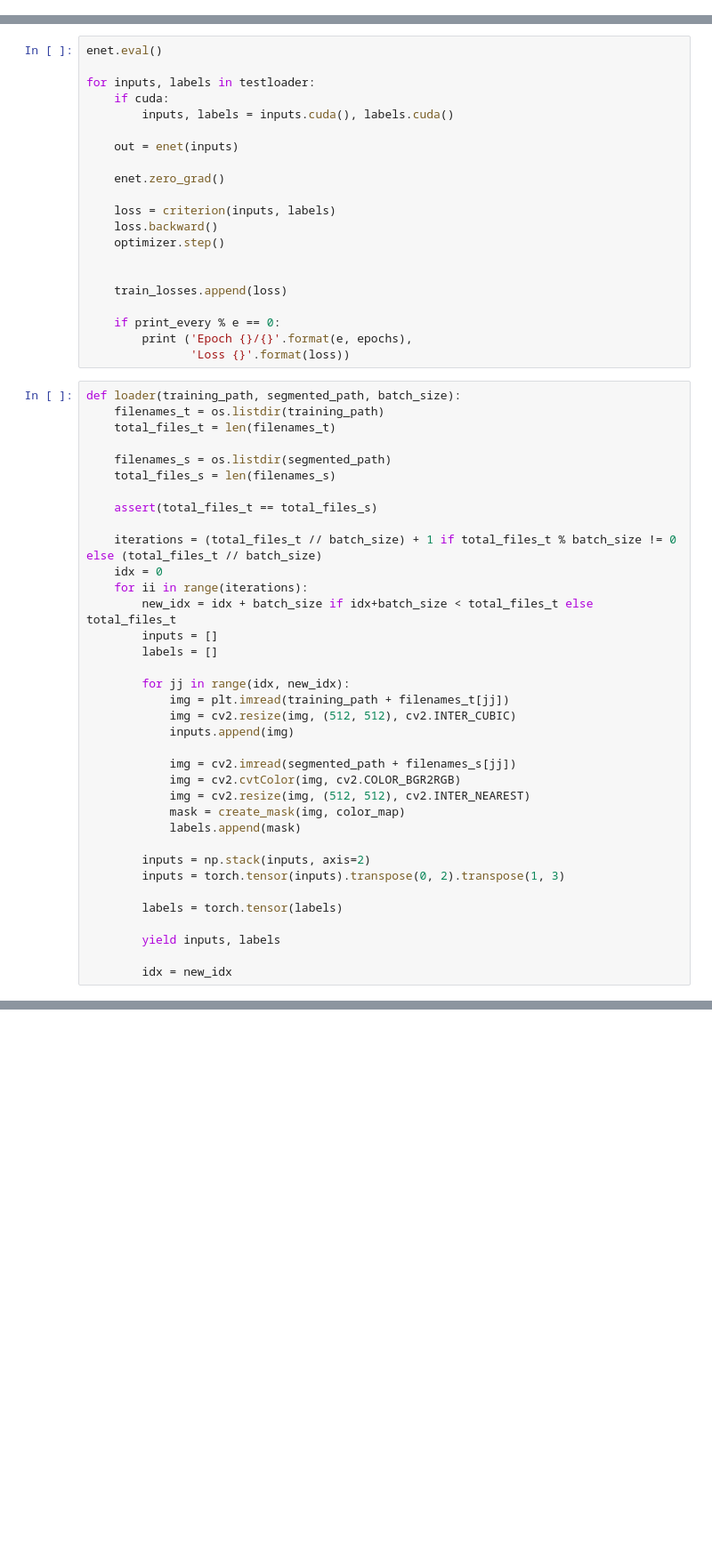
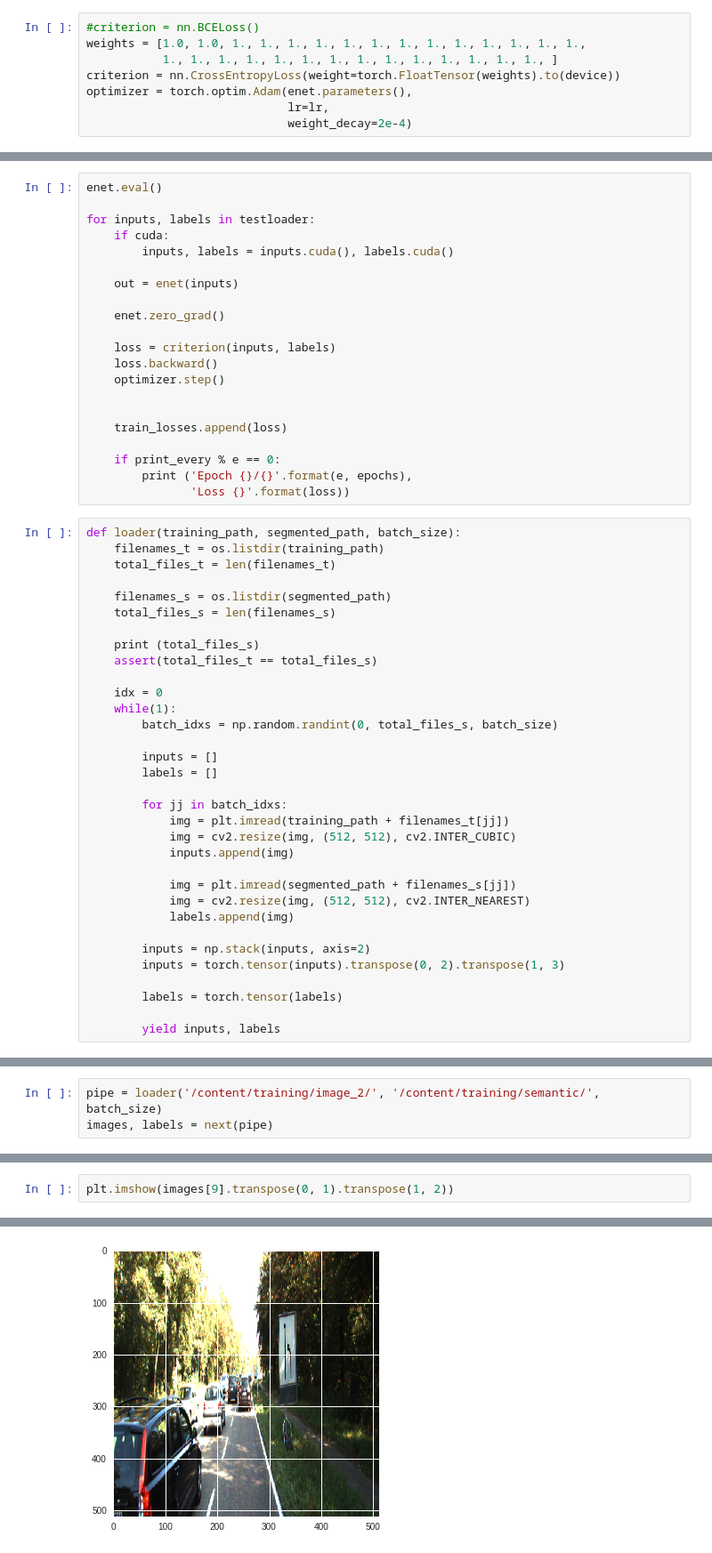
Before and after one commit to iArunava/ENet-Real-Time-Semantic-Segmentation, a Jupyter notebook: ENet.ipynb, the cells around one changed output, grey strips where cells are left out. Shown at 89% size. Saved outputs shown, nothing was run; the diff lists cells and outputs as text; blank space fills up the shorter version.

```diff
--- a/ENet.ipynb
+++ b/ENet.ipynb
@@ -652,0 +538,8 @@ for e in range(epochs):
+# %%
+#criterion = nn.BCELoss()
+weights = [1.0, 1.0, 1., 1., 1., 1., 1., 1., 1., 1., 1., 1., 1., 1., 1.,
+           1., 1., 1., 1., 1., 1., 1., 1., 1., 1., 1., 1., 1., 1., ]
+criterion = nn.CrossEntropyLoss(weight=torch.FloatTensor(weights).to(device))
+optimizer = torch.optim.Adam(enet.parameters(),
+                             lr=lr,
+                             weight_decay=2e-4)
@@ -679,25 +721,24 @@ def loader(training_path, segmented_path, batch_size):
     filenames_s = os.listdir(segmented_path)
     total_files_s = len(filenames_s)
 
+    print (total_files_s)
     assert(total_files_t == total_files_s)
 
-    iterations = (total_files_t // batch_size) + 1 if total_files_t % batch_size != 0 else (total_files_t // batch_size)
     idx = 0
-    for ii in range(iterations):
-        new_idx = idx + batch_size if idx+batch_size < total_files_t else total_files_t
+    while(1):
+        batch_idxs = np.random.randint(0, total_files_s, batch_size)
+
         inputs = []
         labels = []
 
-        for jj in range(idx, new_idx):
+        for jj in batch_idxs:
             img = plt.imread(training_path + filenames_t[jj])
             img = cv2.resize(img, (512, 512), cv2.INTER_CUBIC)
             inputs.append(img)
 
-            img = cv2.imread(segmented_path + filenames_s[jj])
-            img = cv2.cvtColor(img, cv2.COLOR_BGR2RGB)
+            img = plt.imread(segmented_path + filenames_s[jj])
             img = cv2.resize(img, (512, 512), cv2.INTER_NEAREST)
-            mask = create_mask(img, color_map)
-            labels.append(mask)
+            labels.append(img)
 
         inputs = np.stack(inputs, axis=2)
         inputs = torch.tensor(inputs).transpose(0, 2).transpose(1, 3)
@@ -705,5 +746,3 @@ def loader(training_path, segmented_path, batch_size):
         labels = torch.tensor(labels)
 
         yield inputs, labels
-
-        idx = new_idx
@@ -789,0 +778,3 @@ torch.Size([1, 29, 512, 512])
+# %%
+pipe = loader('/content/training/image_2/', '/content/training/semantic/', batch_size)
+images, labels = next(pipe)
@@ -793,0 +791,3 @@ torch.Size([1, 1, 29, 512, 512])
+# %%
+plt.imshow(images[9].transpose(0, 1).transpose(1, 2))
+# %% [output]
@@ -793,0 +795 @@ torch.Size([1, 1, 29, 512, 512])
+[figure, added]
```
Also changed, not shown: parts of 71 cells of this notebook.
